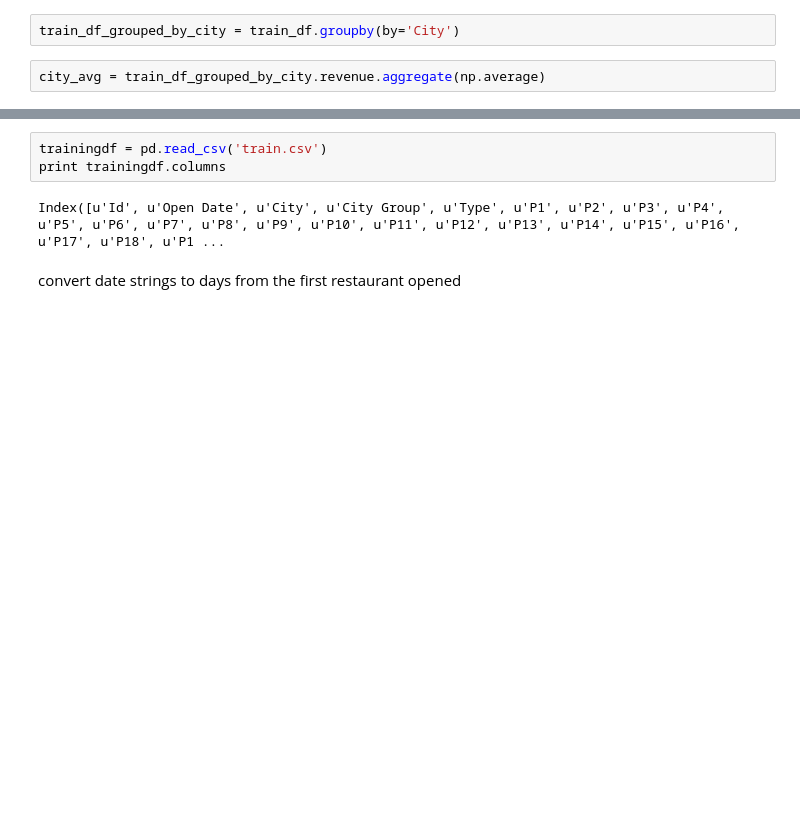
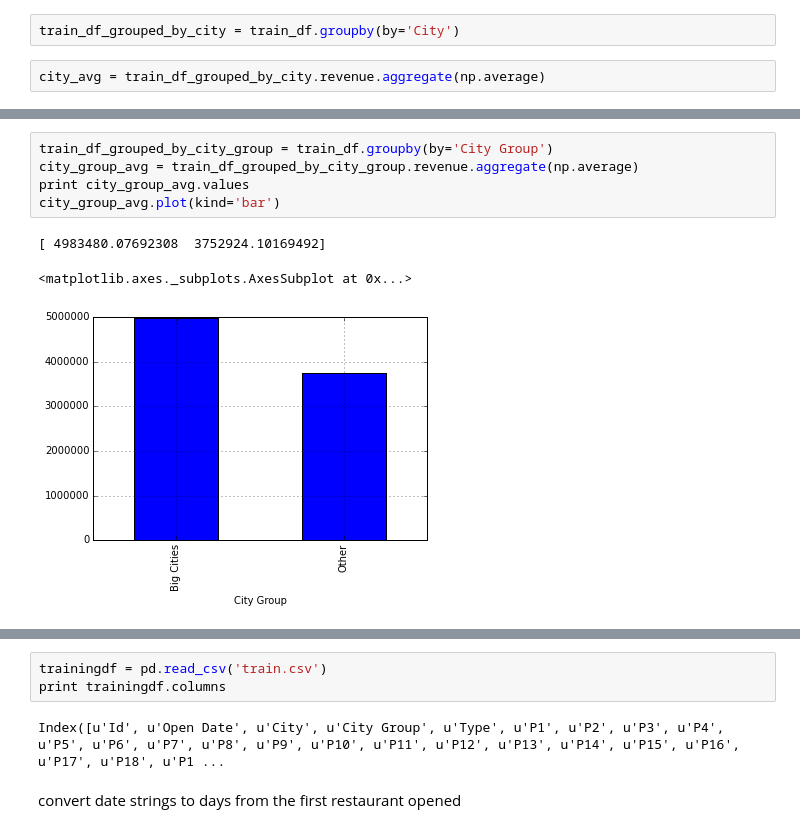
Before and after one commit to Cat-n-Dog/follow-m, a Jupyter notebook: Restaurant.ipynb, the cells around one changed output, grey strips where cells are left out. Drawn from its saved outputs; the diff is of its cells as text; blank space fills up the shorter version.

```diff
--- a/Restaurant.ipynb
+++ b/Restaurant.ipynb
@@ -61,0 +111,9 @@ city_avg.plot()
+# %%
+train_df_grouped_by_city_group = train_df.groupby(by='City Group')
+city_group_avg = train_df_grouped_by_city_group.revenue.aggregate(np.average)
+print city_group_avg.values
+city_group_avg.plot(kind='bar')
+# %% [output]
+[ 4983480.07692308  3752924.10169492]
+<matplotlib.axes._subplots.AxesSubplot at 0x...>
+[figure, added]
```
Also changed, not shown: parts of 11 cells of this notebook.
